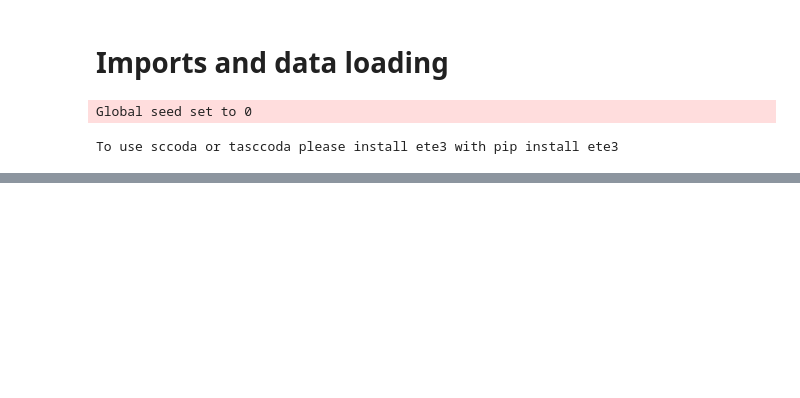
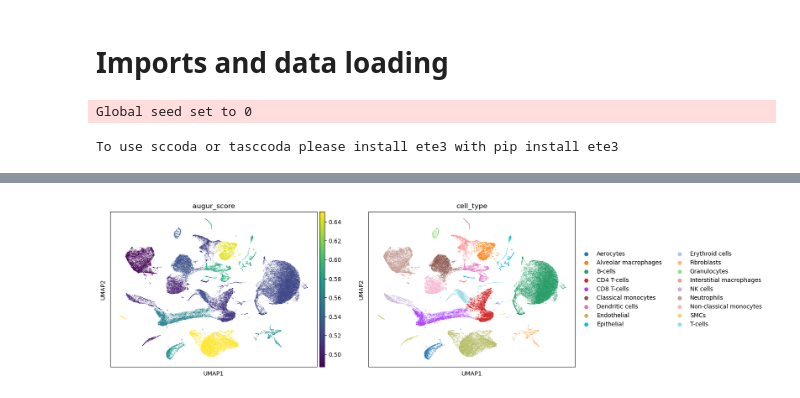
Before and after one commit to lueckenlab/masterpraktikum_fibrosis_atlas, a Jupyter notebook: notebooks/Pertpy/pertpy_augur.ipynb, the cells around one changed output, grey strips where cells are left out. Drawn from its saved outputs; the diff is of its cells as text; code cells hidden in the pictures; blank space fills up the shorter version.

```diff
--- a/notebooks/Pertpy/pertpy_augur.ipynb
+++ b/notebooks/Pertpy/pertpy_augur.ipynb
@@ -13,0 +82,4 @@ adata = sc.read("/home/p/pohll/Desktop/MP/data/galapagos_bleo_new_dr_leiden.h5ad
+# %%
+sc.pl.umap(adata=h_adata, color=["augur_score", "cell_type"])
+# %% [output]
+[figure, added]
```
Also changed, not shown: parts of 8 cells of this notebook.
